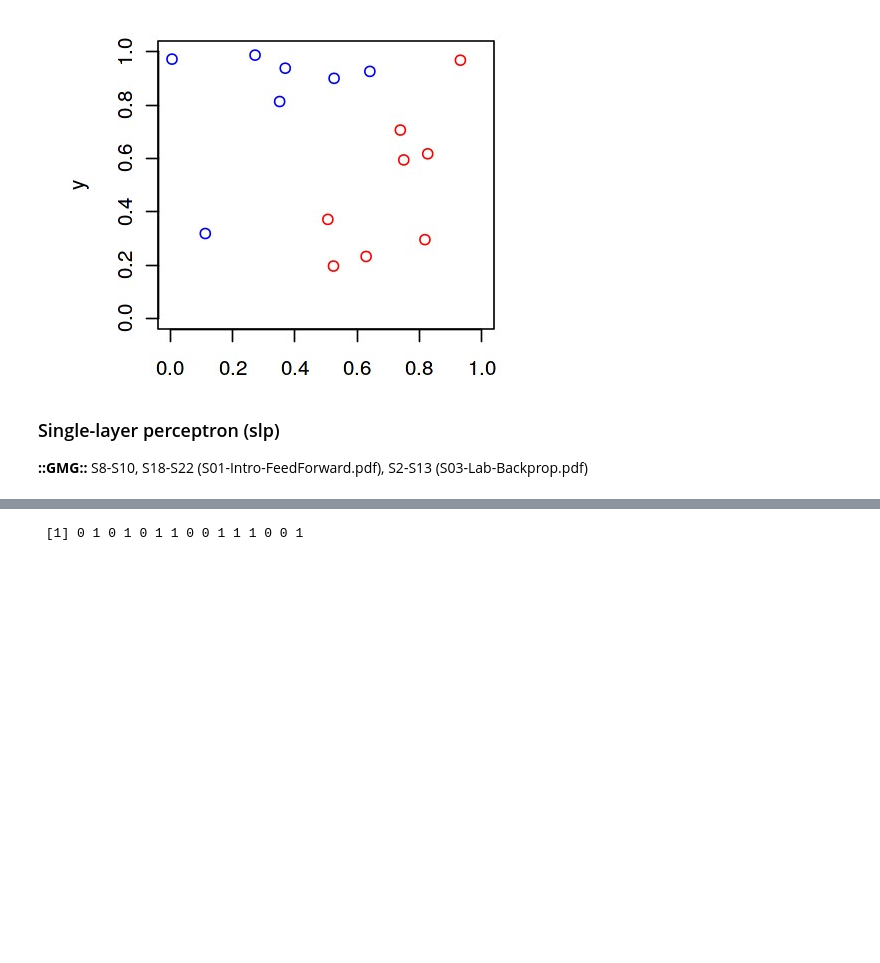
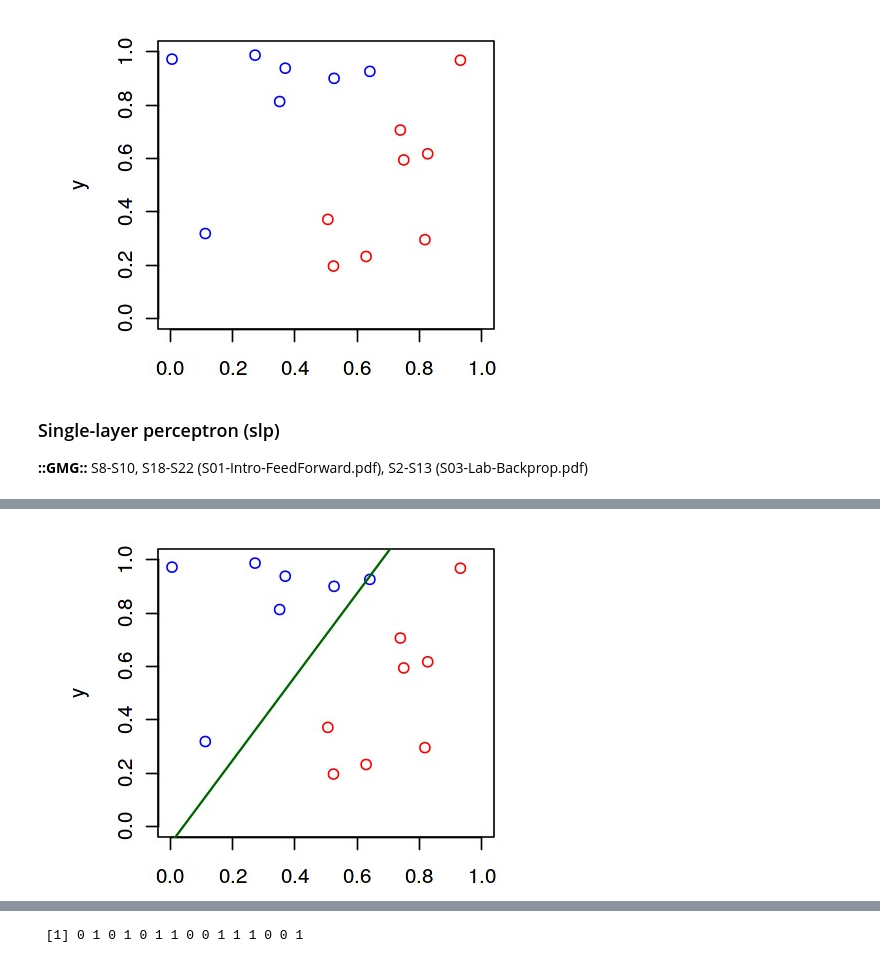
Before and after one commit to yerartdev/m1969-machine-learning-i, a Jupyter notebook: lab/s01-class-nn-intro.ipynb, the cells around one changed output, grey strips where cells are left out. Cells and saved outputs as stored; diff of their text form; code cells hidden in the pictures; blank space fills up the shorter version.

```diff
--- a/lab/s01-class-nn-intro.ipynb
+++ b/lab/s01-class-nn-intro.ipynb
@@ -113,0 +104,22 @@ library('neuralnet')
+# %%
+#::GMG::La línea de separación es la proyección en xy de la curva
+#       de salida
+linea <- function(w, x, Z) {
+    return((Z - w[1] - w[2]*x)/w[3])
+}
+# %%
+#::GMG::Vuelvo a dibujar el dataset con la línea de separación
+par(mar = c(2,5,1,1))
+plot(lin[ind_l,1],lin[ind_l,2],
+     type='p',
+     xlim=c(0,1),ylim=c(0,1),
+     xlab = 'x', ylab = 'y',
+     col='blue')
+lines(lin[-ind_l,1],lin[-ind_l,2],
+      type='p',
+      col='red')
+lines(c(0,1), c(linea(modelo_bp$pesos, 0, 0),
+      linea(modelo_bp$pesos, 1, 0)),
+      col='darkgreen', lwd=1.4)
+# %% [output]
+[figure, added]
```
Also changed, not shown: parts of 23 cells of this notebook.
